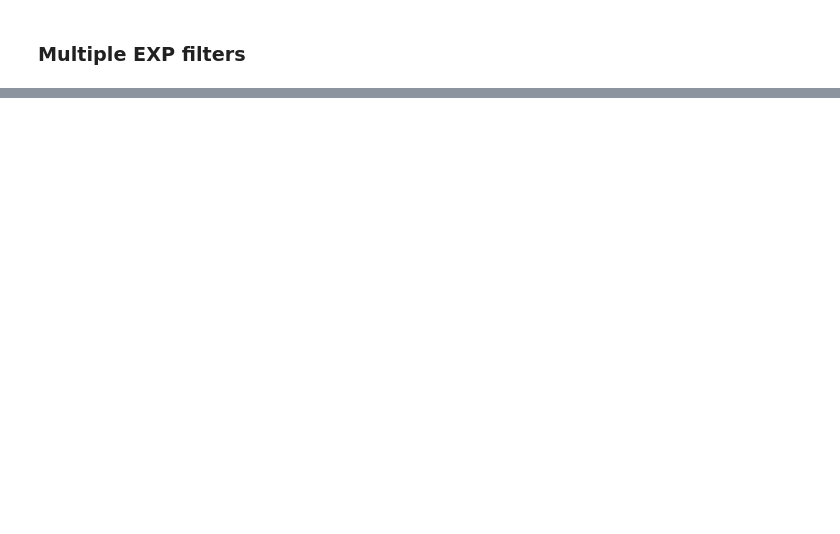
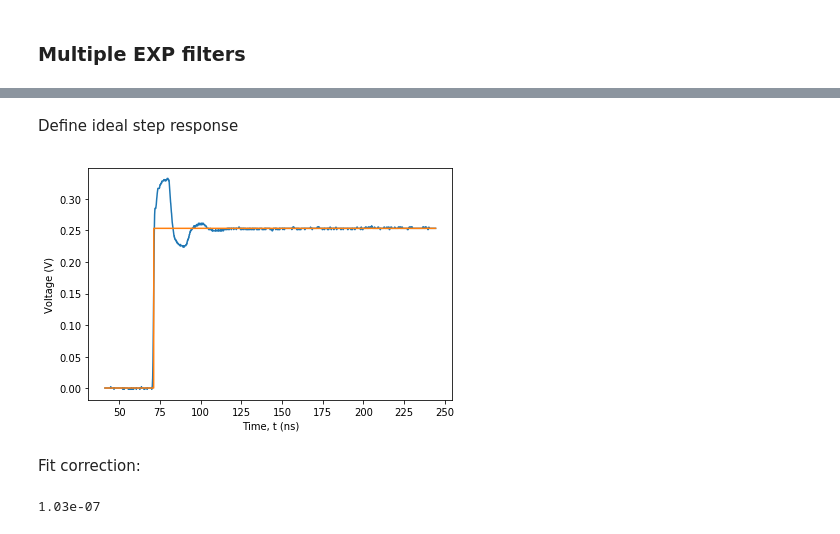
Before and after one commit to DiCarloLab-Delft/PycQED_py3, a Jupyter notebook: examples/AWG8_examples/Realtime_predistortion_test.ipynb, the cells around one changed output, grey strips where cells are left out. Saved outputs shown, nothing was run; the diff lists cells and outputs as text; code cells hidden in the pictures; blank space fills up the shorter version.

```diff
--- a/examples/AWG8_examples/Realtime_predistortion_test.ipynb
+++ b/examples/AWG8_examples/Realtime_predistortion_test.ipynb
@@ -115,0 +154,18 @@ AWG8.run_realtime_predistortion(0, hpc_tau = 20e-6, exp_coefs=[
+# %% [markdown]
+Define ideal step response
+# %%
+threshold = 0.15
+step_response = data[0,1]*np.ones(len(data))
+step_response[data[:,1] > threshold] = data[-1,1]
+
+plt.plot(data[:,0]*1e9, data[:,1])
+plt.plot(data[:,0]*1e9, step_response)
+plt.xlabel('Time, t (ns)')
+plt.ylabel('Voltage (V)')
+plt.tight_layout()
+
+plt.show()
+# %% [output]
+[figure, added]
+# %% [markdown]
+Fit correction:
@@ -115,0 +174,4 @@ AWG8.run_realtime_predistortion(0, hpc_tau = 20e-6, exp_coefs=[
+# %%
+bnds[0][1]
+# %% [output]
+1.03e-07
```
Also changed, not shown: parts of 48 cells of this notebook, 3 other files.
